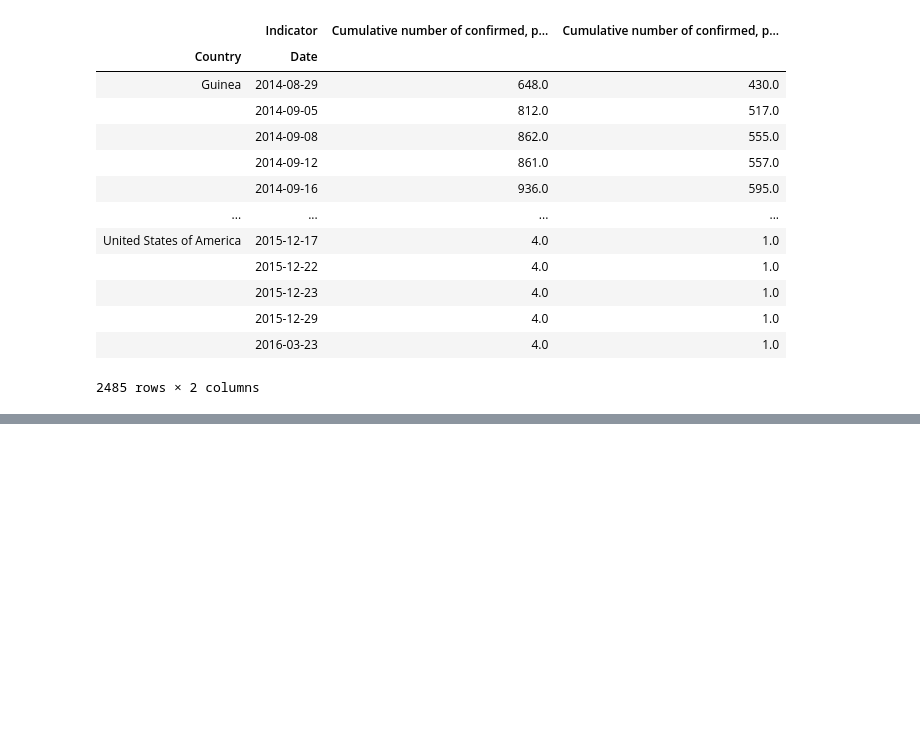
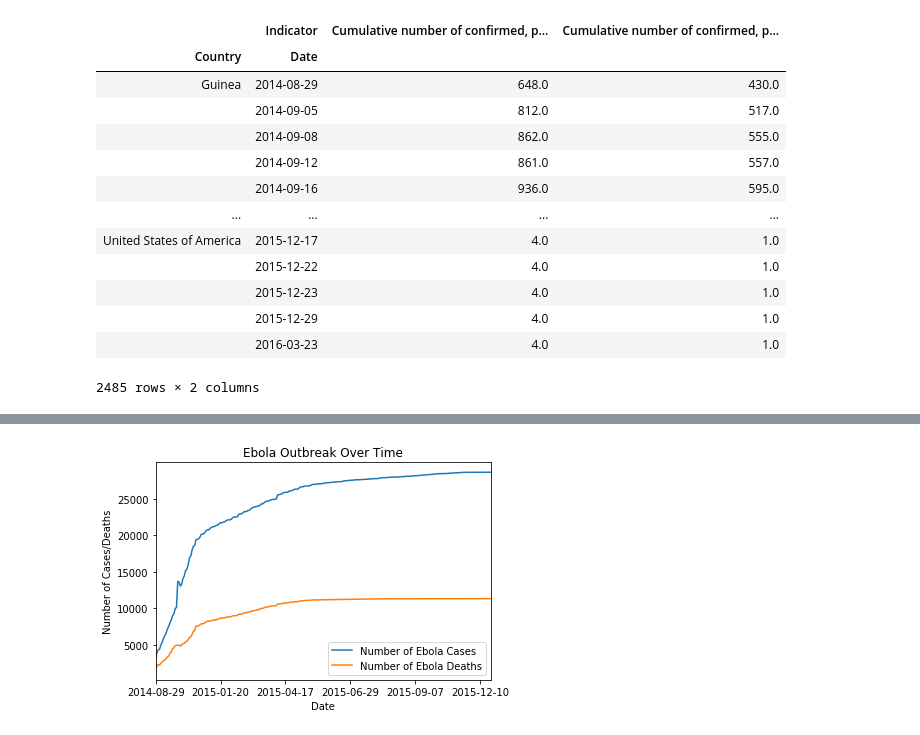
Before and after one commit to vbhakta27/group3, a Jupyter notebook: Airline_data.ipynb, the cells around one changed output, grey strips where cells are left out. Cells and saved outputs as stored; diff of their text form; code cells hidden in the pictures; blank space fills up the shorter version.

```diff
--- a/Airline_data.ipynb
+++ b/Airline_data.ipynb
@@ -322,0 +333,12 @@ plt.show()
+# %%
+dates = ebola_df['Date'].unique().tolist()
+grouped_date_ebola = ebola_df.groupby('Date')
+# %%
+total_cases = grouped_date_ebola['Cumulative Number of Ebola Cases'].sum().tolist()
+total_deathes = grouped_date_ebola['Cumulative Number of Ebola Deaths'].sum().tolist()
+# %%
+dates.sort()
+# %%
+grouped_date_ebola =  pd.DataFrame({'Date': dates,
+                                   'Number of Ebola Cases': total_cases,
+                                   'Number of Ebola Deaths': total_deathes})
@@ -322,0 +361,17 @@ plt.show()
+# %%
+import matplotlib.dates as mdates
+
+ax = plt.gca()
+grouped_date_ebola.plot.line(x = 'Date', y='Number of Ebola Cases',ax=ax)
+grouped_date_ebola.plot.line(x = 'Date', y='Number of Ebola Deaths',ax=ax)
+plt.title('Ebola Outbreak Over Time')
+plt.xlabel('Date')
+plt.ylabel('Number of Cases/Deaths')
+# #set ticks every week
+# ax.xaxis.set_major_locator(mdates.WeekdayLocator())
+# #set major ticks format
+# ax.xaxis.set_major_formatter(mdates.DateFormatter('%b %d'))
+
+plt.show()
+# %% [output]
+[figure, added]
```
Also changed, not shown: parts of 17 cells of this notebook, 4 other files.
